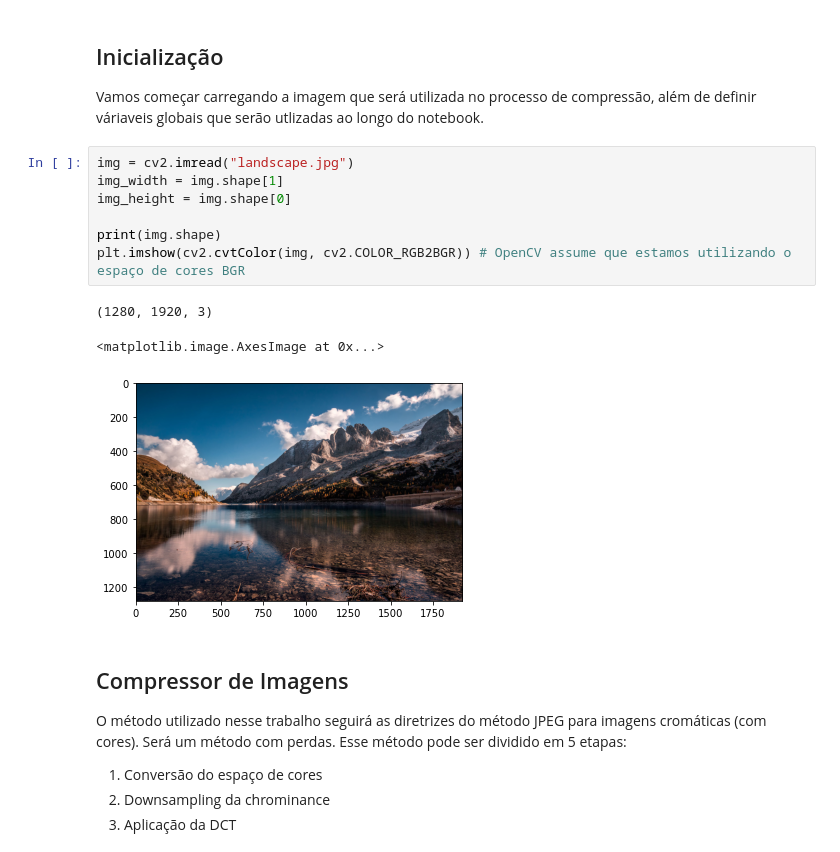
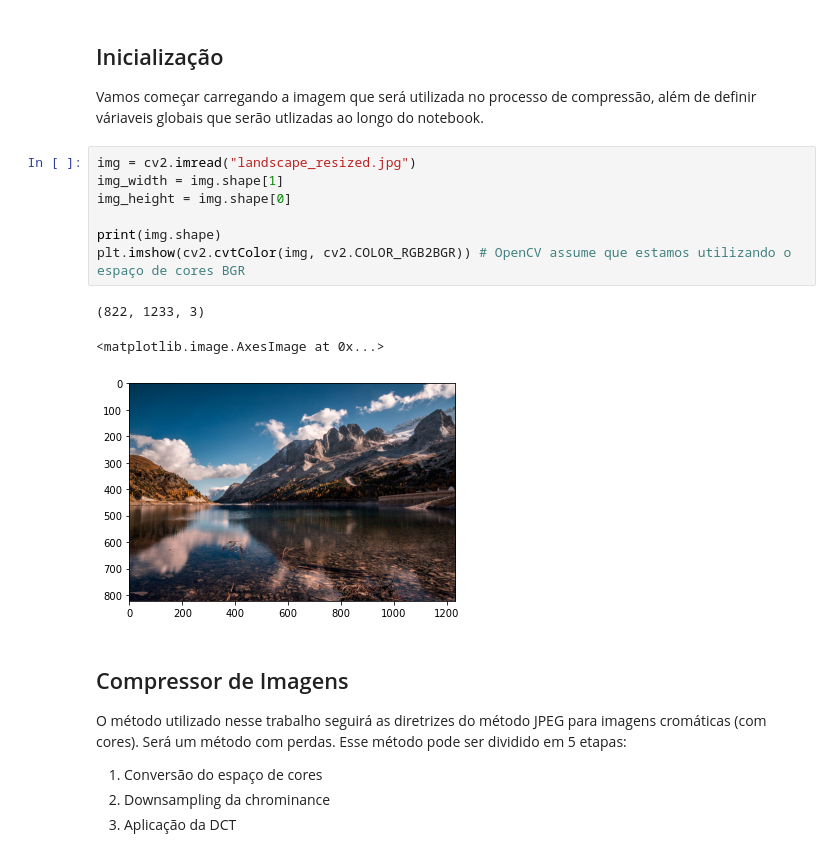
Before and after one commit to luiz-couto/image-compressor, a Jupyter notebook: img-compressor.ipynb, the cells around one changed output. Drawn from its saved outputs; the diff is of its cells as text.

```diff
--- a/img-compressor.ipynb
+++ b/img-compressor.ipynb
@@ -22,16 +22,16 @@ def split(matrix, num):
 ## Inicialização
 Vamos começar carregando a imagem que será utilizada no processo de compressão, além de definir váriaveis globais que serão utlizadas ao longo do notebook.
 # %%
-img = cv2.imread("landscape.jpg")
+img = cv2.imread("landscape_resized.jpg")
 img_width = img.shape[1]
 img_height = img.shape[0]
 
 print(img.shape)
 plt.imshow(cv2.cvtColor(img, cv2.COLOR_RGB2BGR)) # OpenCV assume que estamos utilizando o espaço de cores BGR
 # %% [output]
-(1280, 1920, 3)
+(822, 1233, 3)
 <matplotlib.image.AxesImage at 0x...>
-[figure, old version]
+[figure, new version]
 # %% [markdown]
 ## Compressor de Imagens
 O método utilizado nesse trabalho seguirá as diretrizes do método JPEG para imagens cromáticas (com cores). Será um método com perdas. Esse método pode ser dividido em 5 etapas:
```
Also changed, not shown: parts of 12 cells of this notebook.
